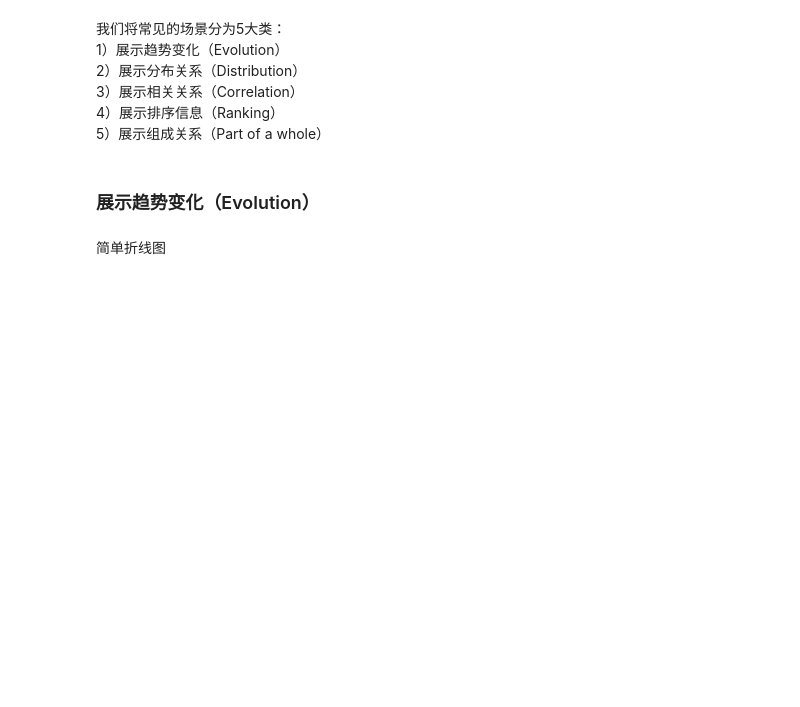
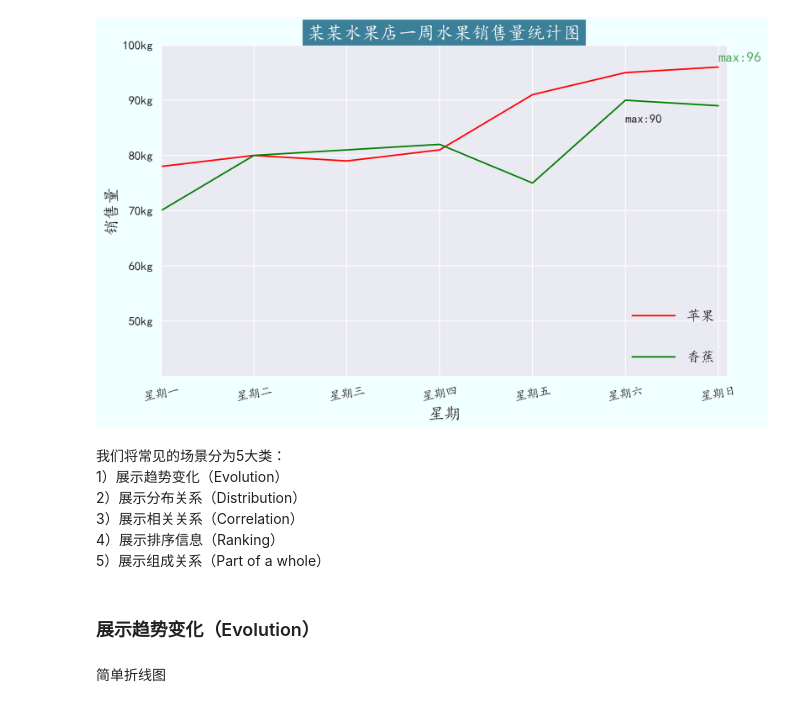
Before and after one commit to jaling9/PythonDataAnalysis, a Jupyter notebook: 09 Matplotlib&seaborn.ipynb, the cells around one changed output. Saved outputs shown, nothing was run; the diff lists cells and outputs as text; code cells hidden in the pictures; blank space fills up the shorter version.

```diff
--- a/09 Matplotlib&seaborn.ipynb
+++ b/09 Matplotlib&seaborn.ipynb
@@ -3,3 +49,44 @@
+# %%
+from turtle import color
+sns.set_style('darkgrid')
+sns.set(font="Kaiti")
+
+app=[78,80,79,81,91,95,96]
+ban=[70,80,81,82,75,90,89]
+x=np.arange(1,8)
+
+fig=plt.figure(num=1,figsize=(10,6),dpi=300,facecolor='#F0FFFF')
+ax=fig.add_subplot(111)
+sns.lineplot(x=x,y=app,label="苹果",color="red",ax=ax)
+sns.lineplot(x=x,y=ban,label="香蕉",color="green",ax=ax)
+
+ax.set_xlim([1,7.1])
+ax.set_ylim([40,100])
+
+ax.set_xticks(np.linspace(1,7,7))
+ax.set_yticks(np.linspace(50,100,6))#可调控字体大小，样式，
+
+#参数rotation=10，可以使得类标旋转值为10的角度
+ax.set_xticklabels(["星期一","星期二","星期三","星期四","星期五","星期六","星期日"],fontproperties="kaiti",fontsize=12,rotation=10)
+ax.set_yticklabels(["50kg","60kg","70kg","80kg","90kg","100kg"],fontproperties="Kaiti",fontsize=12,rotation=0)
+
+#将此代码插入到之前的代码中即可
+ax.tick_params(left=False,pad=8,direction="in",length=2,width=3,color="b",labelsize=12)
+ax.tick_params("x",labelrotation=10)#类标旋转
+
+ax.set_xlabel("星期",fontsize=16)#添加x轴坐标标签，后面看来没必要会删除它，这里只是为了演示一下。
+ax.set_ylabel("销售量",fontsize=16)#添加y轴标签，设置字体大小为16，这里也可以设字体样式与颜色
+ax.set_title("某某水果店一周水果销售量统计图",fontsize=18,backgroundcolor='#3c7f99',fontweight='bold',color='white',verticalalignment="baseline") #标题（表头）
+ax.legend(loc=4,labelspacing=2,handlelength=3,fontsize=14,shadow=True)
+
+ax.text(7,97,"max:96",fontsize=14,color="g",alpha=1)
+ax.text(6,86,"max:90",fontsize=12,alpha=1)
+
+#ax.annotate(s="min:70",xy=(1,70),xytext=(1.3,66),arrowprops=dict(facecolor="y",shrink=0.05,
+#            headwidth=12,headlength=6,width=4),fontsize=12)
+plt.show()
+# %% [output]
+[figure, added]
 # %% [markdown]
 我们将常见的场景分为5大类：
 1）展示趋势变化（Evolution）
```
Also changed, not shown: parts of 4 cells of this notebook, 1 other file.
